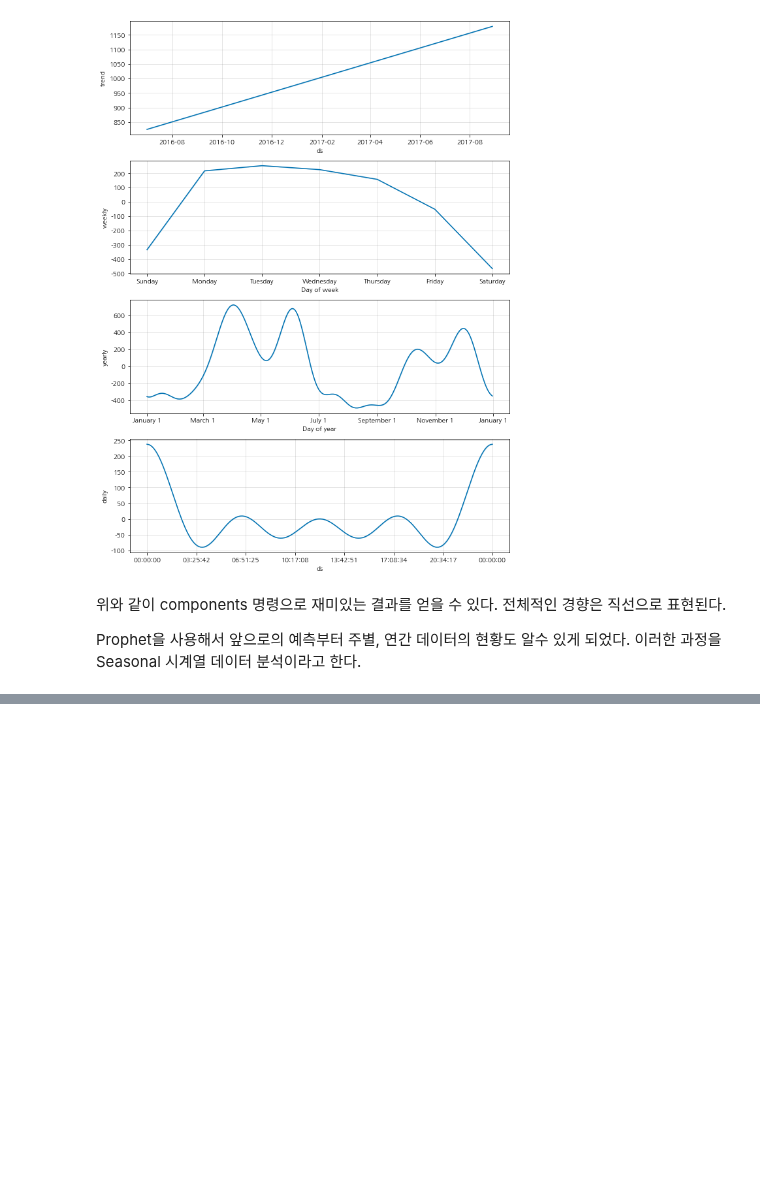
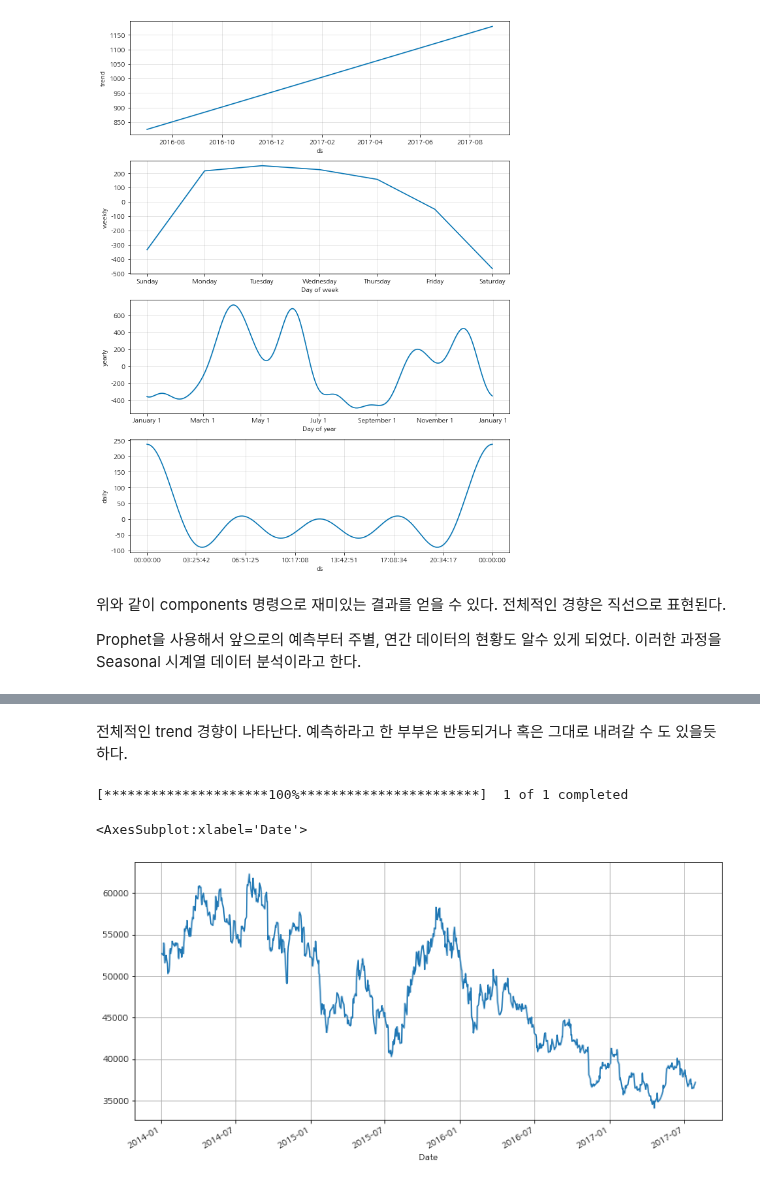
Before and after one commit to jaeyoon89/python_datascience_study, a Jupyter notebook: ch7_Time_seriese_data_handle_#1.ipynb, the cells around one changed output, grey strips where cells are left out. Cells and saved outputs as stored; diff of their text form; code cells hidden in the pictures; blank space fills up the shorter version.

```diff
--- a/ch7_Time_seriese_data_handle_#1.ipynb
+++ b/ch7_Time_seriese_data_handle_#1.ipynb
@@ -173,0 +292,11 @@ Prophet을 사용해서 앞으로의 예측부터 주별, 연간 데이터의
+# %% [markdown]
+전체적인 trend 경향이 나타난다. 예측하라고 한 부부은 반등되거나 혹은 그대로 내려갈 수 도 있을듯 하다.
+# %%
+start_date = '2014-1-1'
+end_date = '2017-7-31'
+KIA = data.get_data_yahoo('000270.KS', start_date, end_date)
+KIA['Close'].plot(figsize=(12,6), grid=True)
+# %% [output]
+[*********************100%***********************]  1 of 1 completed
+<AxesSubplot:xlabel='Date'>
+[figure, added]
```
Also changed, not shown: parts of 30 cells of this notebook.
